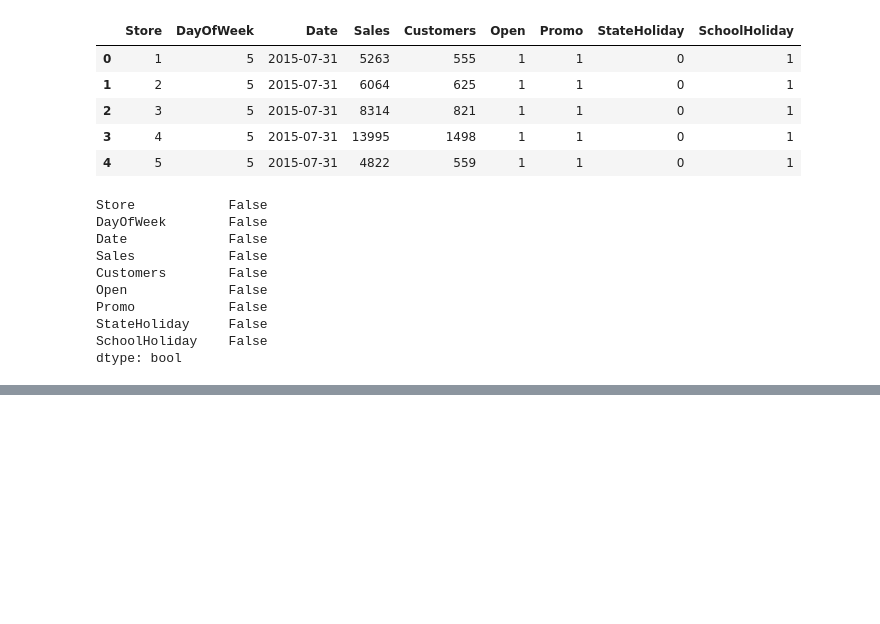
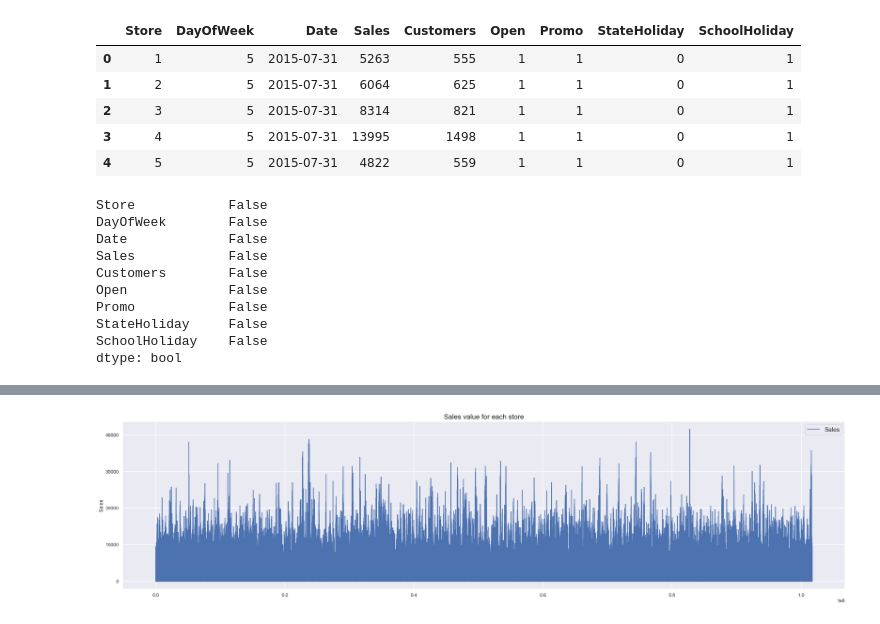
Before and after one commit to BirtukanK/Sales_prediction, a Jupyter notebook: notebook/Time_Series_Analysis.ipynb, the cells around one changed output, grey strips where cells are left out. Saved outputs shown, nothing was run; the diff lists cells and outputs as text; code cells hidden in the pictures; blank space fills up the shorter version.

```diff
--- a/notebook/Time_Series_Analysis.ipynb
+++ b/notebook/Time_Series_Analysis.ipynb
@@ -424,0 +529,3 @@ KeyError: 'b'
+# %%
+store_df = df.set_index('Store', inplace=False)
+store_df
@@ -426,0 +566,8 @@ seasonal_sales = date_df[['Sales', 'StateHoliday']].groupby('StateHoliday')
+# %%
+sns.set()
+df[['Sales', 'StoreType']].plot(figsize=(30, 7))
+plt.ylabel("Sales")
+plt.title("Sales value for each store", fontsize=16)
+plt.legend(fontsize=14);
+# %% [output]
+[figure, added]
```
Also changed, not shown: parts of 41 cells of this notebook.
